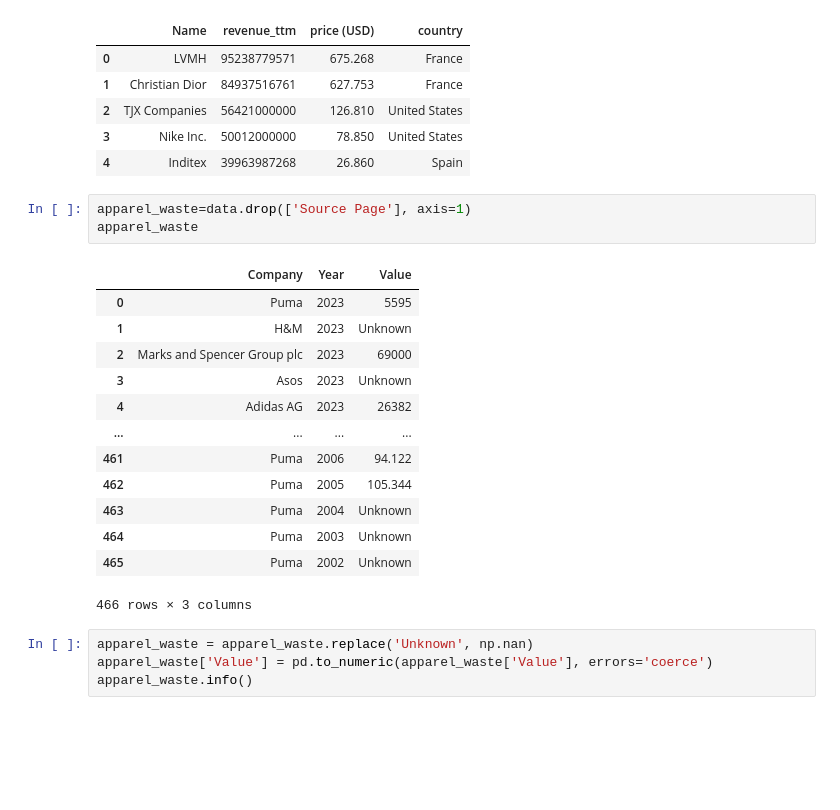
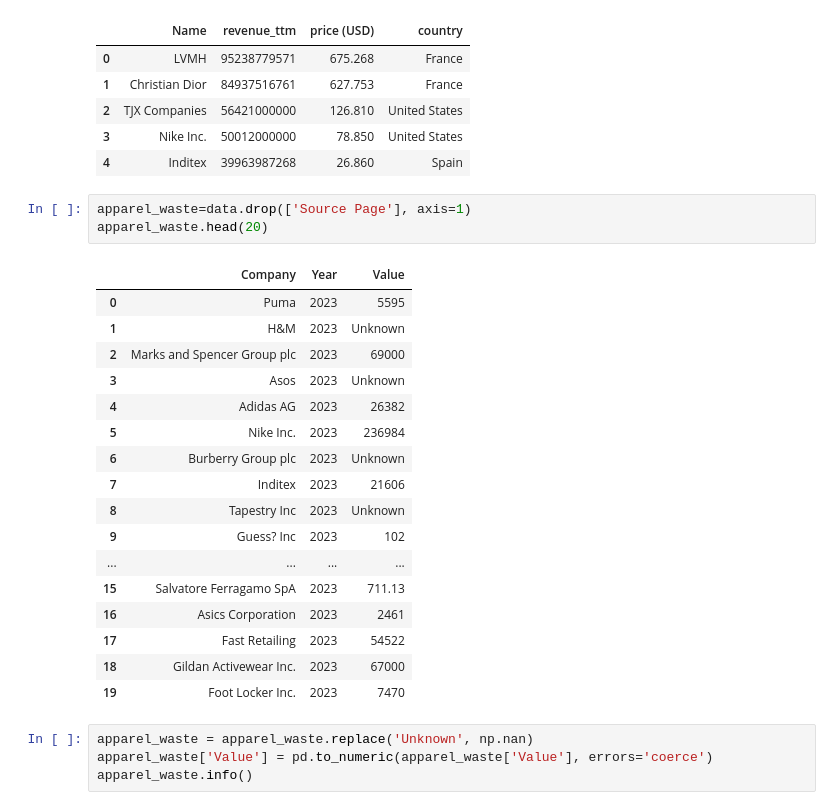
Before and after one commit to kasiasoltysiak/Plastic_Pollution-exploration, a Jupyter notebook: Apparel_brands_waste.ipynb, the cells around one changed output. Drawn from its saved outputs; the diff is of its cells as text; blank space fills up the shorter version.

```diff
--- a/Apparel_brands_waste.ipynb
+++ b/Apparel_brands_waste.ipynb
@@ -56,21 +56,25 @@ df_rev.head()
 | 4 | Inditex | 39963987268 | 26.860 | Spain |
 # %%
 apparel_waste=data.drop(['Source Page'], axis=1)
-apparel_waste
+apparel_waste.head(20)
 # %% [output]
 |  | Company | Year | Value |
 | 0 | Puma | 2023 | 5595 |
 | 1 | H&M | 2023 | Unknown |
 | 2 | Marks and Spencer Group plc | 2023 | 69000 |
 | 3 | Asos | 2023 | Unknown |
 | 4 | Adidas AG | 2023 | 26382 |
+| 5 | Nike Inc. | 2023 | 236984 |
+| 6 | Burberry Group plc | 2023 | Unknown |
+| 7 | Inditex | 2023 | 21606 |
+| 8 | Tapestry Inc | 2023 | Unknown |
+| 9 | Guess? Inc | 2023 | 102 |
 | ... | ... | ... | ... |
-| 461 | Puma | 2006 | 94.122 |
-| 462 | Puma | 2005 | 105.344 |
-| 463 | Puma | 2004 | Unknown |
-| 464 | Puma | 2003 | Unknown |
-| 465 | Puma | 2002 | Unknown |
+| 15 | Salvatore Ferragamo SpA | 2023 | 711.13 |
+| 16 | Asics Corporation | 2023 | 2461 |
+| 17 | Fast Retailing | 2023 | 54522 |
+| 18 | Gildan Activewear Inc. | 2023 | 67000 |
+| 19 | Foot Locker Inc. | 2023 | 7470 |
-466 rows × 3 columns
 # %%
 apparel_waste = apparel_waste.replace('Unknown', np.nan)
 apparel_waste['Value'] = pd.to_numeric(apparel_waste['Value'], errors='coerce')
```
Also changed, not shown: parts of 10 cells of this notebook, 6 other files.
